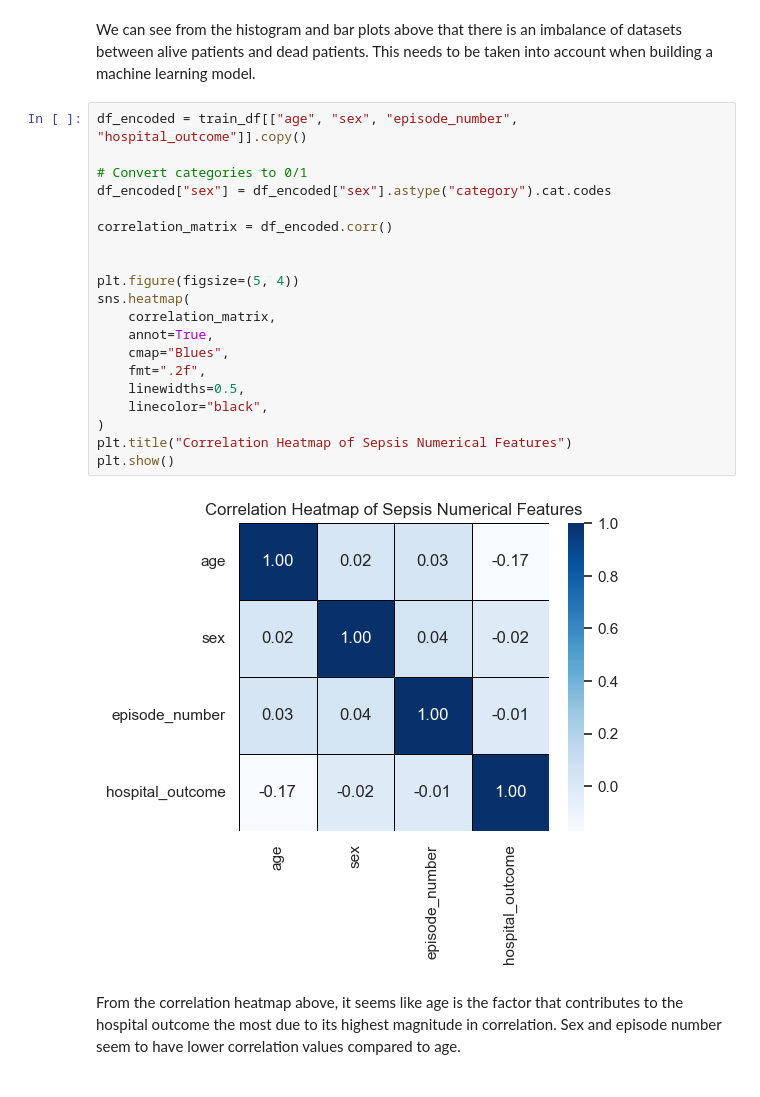
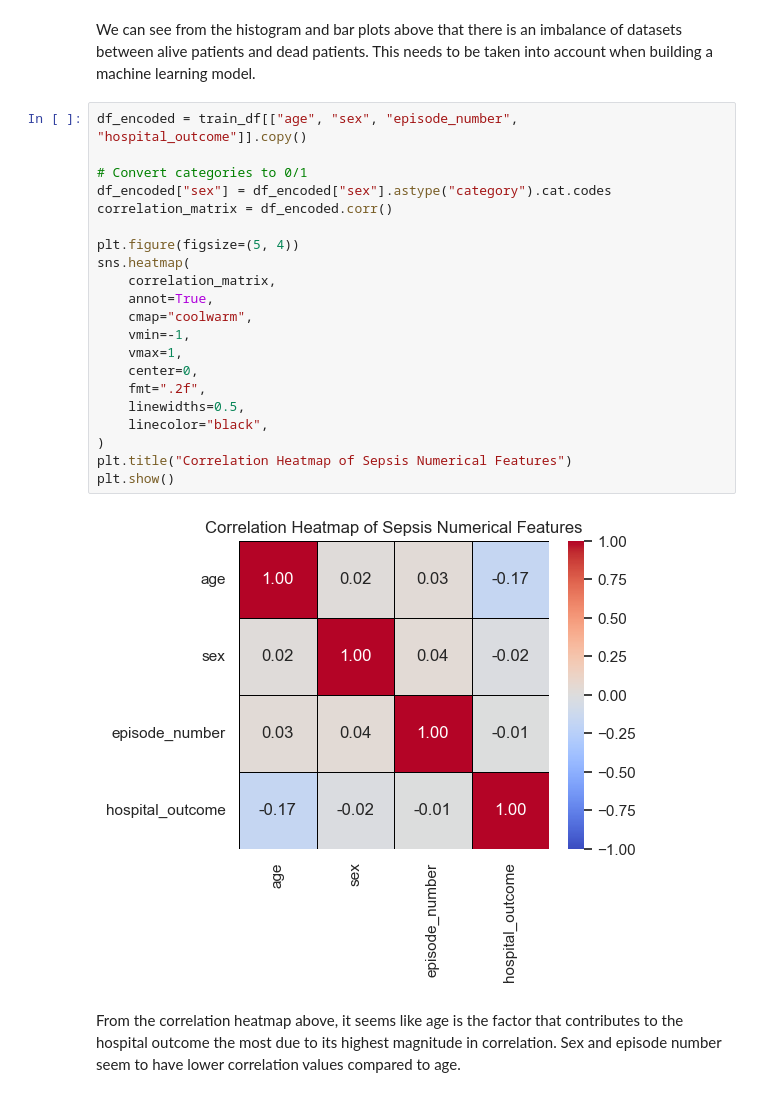
Before and after one commit to Eligoze75/Sepsis-Survival-Minimal-Clinical-Records, a Jupyter notebook: src/sepsis-predictor-report.ipynb, the cells around one changed output. Cells and saved outputs as stored; diff of their text form.

```diff
--- a/src/sepsis-predictor-report.ipynb
+++ b/src/sepsis-predictor-report.ipynb
@@ -187,25 +187,26 @@ We can see from the histogram and bar plots above that there is an imbalance of
 # %%
 df_encoded = train_df[["age", "sex", "episode_number", "hospital_outcome"]].copy()
 
 # Convert categories to 0/1
 df_encoded["sex"] = df_encoded["sex"].astype("category").cat.codes
-
 correlation_matrix = df_encoded.corr()
-
 
 plt.figure(figsize=(5, 4))
 sns.heatmap(
     correlation_matrix,
     annot=True,
-    cmap="Blues",
+    cmap="coolwarm",
+    vmin=-1,
+    vmax=1,
+    center=0,
     fmt=".2f",
     linewidths=0.5,
     linecolor="black",
 )
 plt.title("Correlation Heatmap of Sepsis Numerical Features")
 plt.show()
 # %% [output]
-[figure, old version]
+[figure, new version]
 # %% [markdown]
 From the correlation heatmap above, it seems like age is the factor that contributes to the hospital outcome the most due to its highest magnitude in correlation. Sex and episode number seem to have lower correlation values compared to age.
 # %% [markdown]
```
Also changed, not shown: parts of 9 cells of this notebook.
